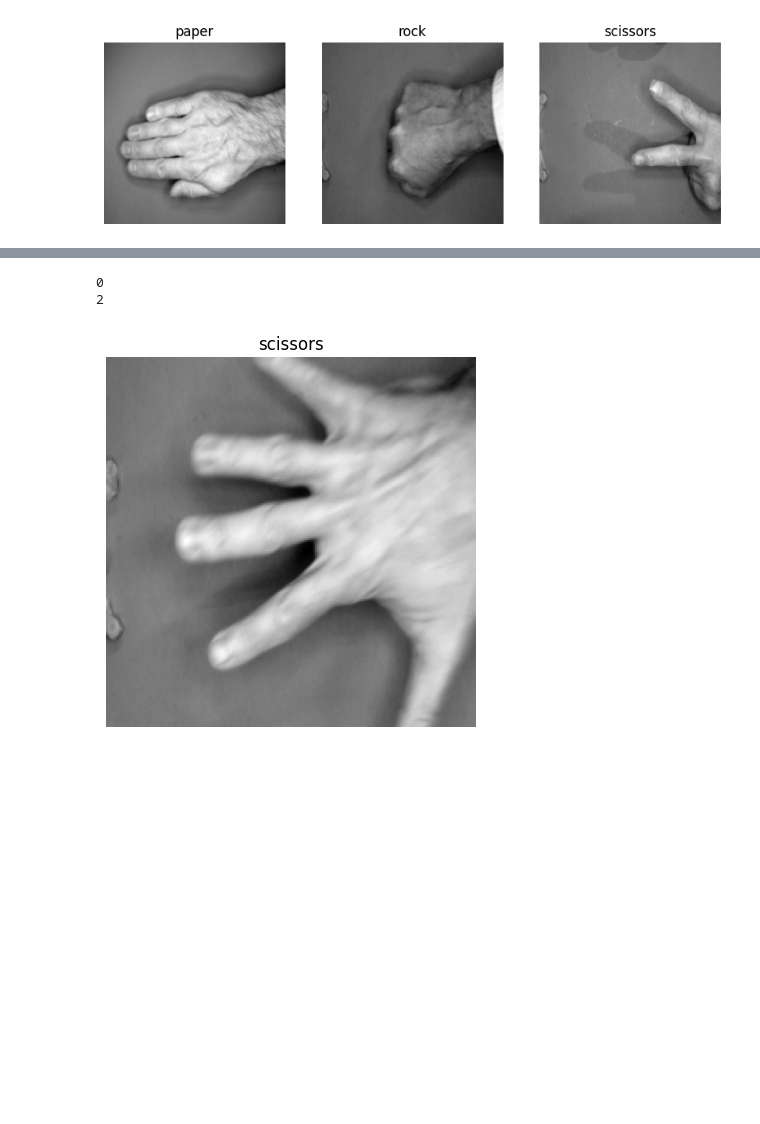
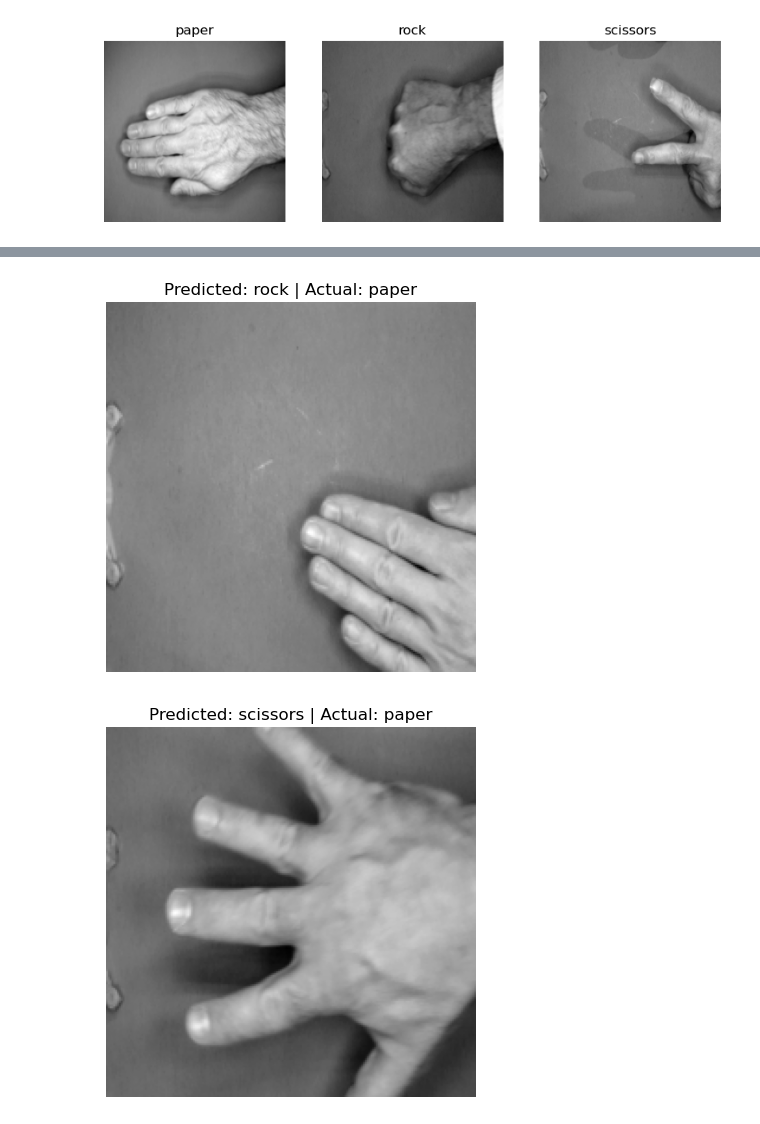
Before and after one commit to WildSheepChaser/StatML, a Jupyter notebook: main.ipynb, the cells around one changed output, grey strips where cells are left out. Cells and saved outputs as stored; diff of their text form; code cells hidden in the pictures; blank space fills up the shorter version.

```diff
--- a/main.ipynb
+++ b/main.ipynb
@@ -69,7 +82,7 @@ data_augmentation = keras.Sequential([
     layers.RandomRotation(0.1),
     layers.RandomZoom(0.1),
     layers.RandomContrast(0.2),
-
+    layers.RandomTranslation(0.1, 0.1)
 ])
 # %%
 
@@ -82,7 +95,7 @@ else:
 
         layers.Rescaling(1./255),
         layers.Resizing(96, 96),
-       layers.Conv2D(24, (3, 3), activation="relu",kernel_initializer='he_normal', input_shape=(96, 96, 1)),
+       layers.Conv2D(16, (3, 3), activation="relu",kernel_initializer='he_normal', input_shape=(96, 96, 1)),
        layers.MaxPooling2D((2, 2)),
         layers.Flatten(),
         layers.Dense(64, activation="relu",kernel_initializer='he_normal'),
@@ -93,7 +106,7 @@ else:
     csv_logger_1 = CSVLogger('training_1.log', separator=',', append=False)
     model_1.summary()
     model_1.compile(
-        optimizer="adam",
+        optimizer=keras.optimizers.Adam(learning_rate=0.001),
         loss="sparse_categorical_crossentropy",
         metrics=["accuracy"]
     )
@@ -147,15 +208,13 @@ else:
         [
             data_augmentation,
         layers.Rescaling(1./255),
-       layers.Conv2D(16, (3, 3), activation="relu",kernel_initializer='he_normal', input_shape=(128, 128, 1)),
-       layers.MaxPooling2D((2, 2)),
-       layers.Conv2D(32, (3, 3), activation="relu",kernel_initializer='he_normal'),
+       layers.Conv2D(32, (3, 3), activation="relu",kernel_initializer='he_normal', input_shape=(128, 128, 1)),
        layers.MaxPooling2D((2, 2)),
        layers.Conv2D(64, (3, 3), activation="relu",kernel_initializer='he_normal'),
-        layers.MaxPooling2D((2, 2)),
+       layers.MaxPooling2D((2, 2)),
         layers.Flatten(),
         layers.Dense(128, activation="relu",kernel_initializer='he_normal'),
-        layers.Dense(84, activation="relu",kernel_initializer='he_normal'),
+        layers.Dense(64, activation="relu",kernel_initializer='he_normal'),
 
         layers.Dense(3,activation='softmax')
 
@@ -165,7 +224,7 @@ else:
     model_2.summary()
 
     model_2.compile(
-
+        optimizer=keras.optimizers.Adam(learning_rate=0.001),
             loss="sparse_categorical_crossentropy",
         metrics=["accuracy"]
     )
@@ -197,18 +303,21 @@ if os.path.exists("model_3.h5"):
     history_3 = pd.read_csv('./training_3.log',sep=',',engine='python')
 else:
     model_3 = keras.Sequential([
+
         data_augmentation,
         layers.Rescaling(1./255),
-        layers.Conv2D(16, (7, 7), activation="relu",kernel_initializer='he_normal', input_shape=(200, 200, 1)),
-        layers.MaxPooling2D((2, 2)),
-        layers.Conv2D(32, (5, 5), activation="relu",kernel_initializer='he_normal'),
+
+        layers.Conv2D(32, (3, 3), activation="relu",kernel_initializer='he_normal', input_shape=(200, 200, 1)),
         layers.MaxPooling2D((2, 2)),
 
         layers.Conv2D(64, (3, 3), activation="relu",kernel_initializer='he_normal'),
         layers.MaxPooling2D((2, 2)),
         layers.Conv2D(128, (3, 3), activation='relu',kernel_initializer='he_normal'),
         layers.MaxPooling2D((2, 2)),
-
+        layers.Conv2D(256, (3, 3), activation='relu',kernel_initializer='he_normal'),
+        layers.MaxPooling2D((2, 2)),
+        layers.Conv2D(512, (3, 3), activation='relu',kernel_initializer='he_normal'),
+        layers.MaxPooling2D((2, 2)),
 
         layers.Flatten(),
         layers.Dense(128, activation="relu",name='dense_1',kernel_initializer='he_normal'),
@@ -221,9 +330,11 @@ else:
 
     model_3.summary()
     model_3.compile(
-        optimizer="adam",
+        optimizer=keras.optimizers.Adam(learning_rate=0.001),
+        #optimizer=keras.optimizers.Adadelta(),
         loss="sparse_categorical_crossentropy",
         metrics=["accuracy"]
+
     )
     history_3=model_3.fit(train_ds, validation_data=val_ds, epochs=10, callbacks=[csv_logger_3])
     history_3=history_3.history
@@ -366,12 +546,10 @@ Real paper           86    1        3
 # %%
-print(y_test[302])
-print(y_pred_3[302])
-img=img_test[302].squeeze()
-plt.imshow(img, cmap="gray")
-plt.title(class_names[y_pred_3[302]])
-plt.axis("off")
-plt.show()
+for idx in incorrect_indices_3:
+    img=img_test[idx].squeeze()
+    plt.imshow(img, cmap="gray")
+    plt.title(f'Predicted: {class_names[y_pred_3[idx]]} | Actual: {class_names[y_test[idx]]}')
+    plt.axis("off")
+    plt.show()
 # %% [output]
-0
-2
-[figure, old version]
+[figure, new version]
+[figure, added]
```
Also changed, not shown: parts of 30 cells of this notebook.
